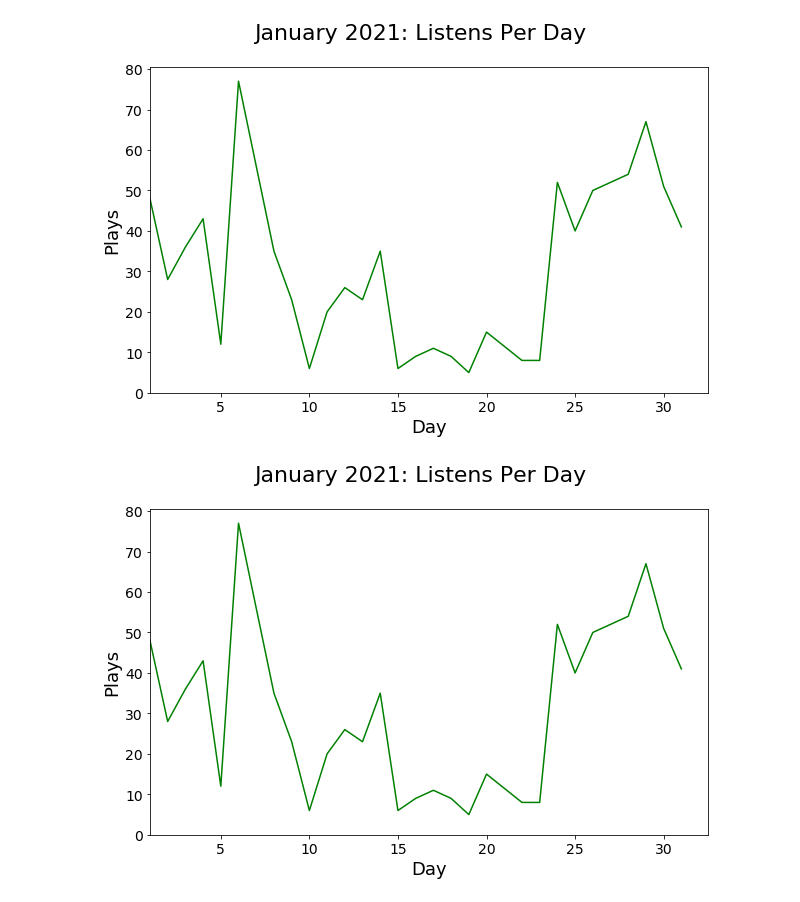
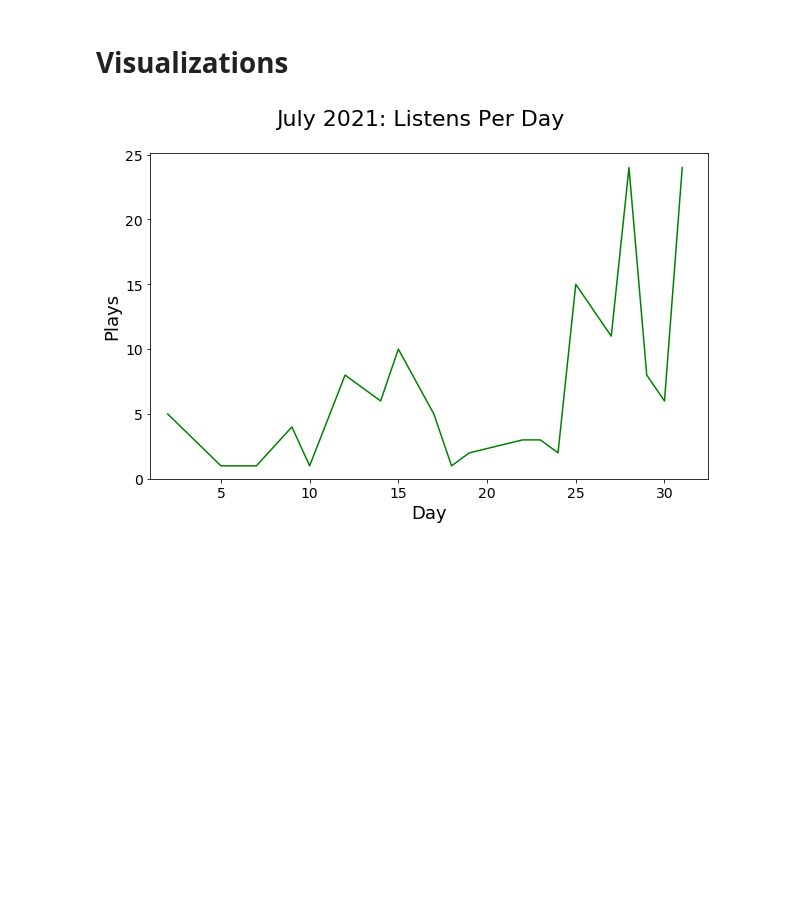
Before and after one commit to jvmohr/dataScience, a Jupyter notebook: Spotify/Spotify Data Analysis.ipynb, the cells around one changed output. Saved outputs shown, nothing was run; the diff lists cells and outputs as text; code cells hidden in the pictures; blank space fills up the shorter version.

```diff
--- a/Spotify/Spotify Data Analysis.ipynb
+++ b/Spotify/Spotify Data Analysis.ipynb
@@ -21,6 +21,6 @@ tzd = -6
 
 # for multiple files from different downloads, find way to join then
 # %%
-sp_df = sfy.getData('MyData')
+sp_df = sfy.getData('MyData3')
 sp_df
 # %% [output]
@@ -149,7 +153,8 @@ sp_df
+# %% [markdown]
+# Visualizations
 # %%
-sfy.listensPerDay(sp_df, 1, 2021)
+sfy.listensPerDay(sp_df, 7, 2021);
 # %% [output]
-[figure, old version]
+[figure, new version]
-[figure, removed]
 # %%
 # plays per day of week
```
Also changed, not shown: parts of 23 cells of this notebook, 1 other file.
